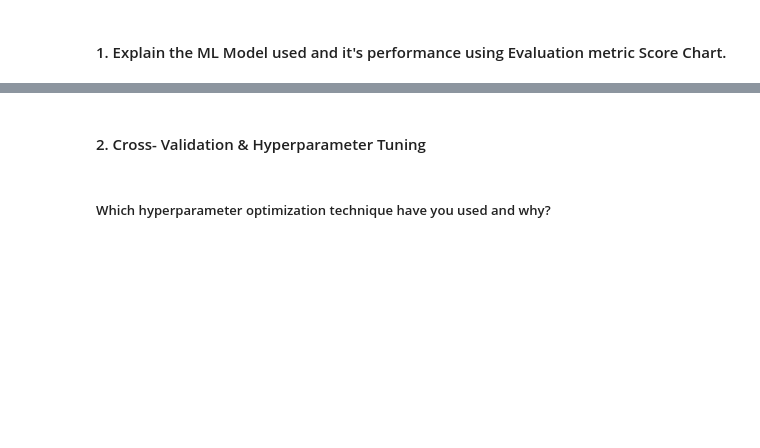
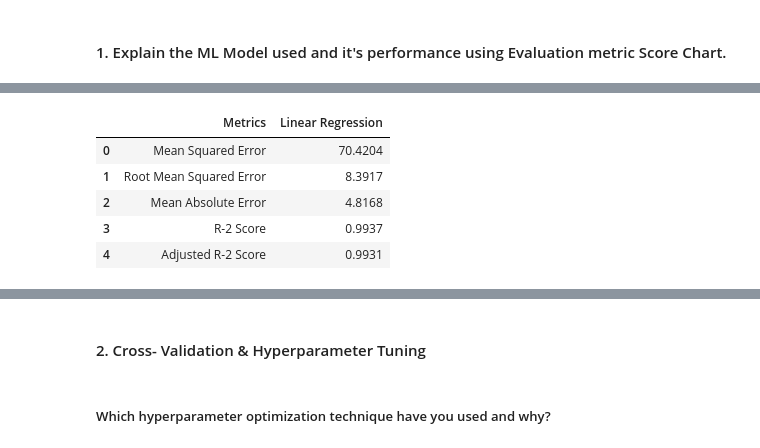
Before and after one commit to RobinBose774/Capstone_Project_Supervised_ML_Regression-Yes_Bank_Stock_Closing_Price_Prediction, a Jupyter notebook: Capstone_Project_Supervised_ML_Regression_Yes_Bank_Stock_Closing_Price_Predictionipynb.ipynb, the cells around one changed output, grey strips where cells are left out. Saved outputs shown, nothing was run; the diff lists cells and outputs as text; code cells hidden in the pictures; blank space fills up the shorter version.

```diff
--- a/Capstone_Project_Supervised_ML_Regression_Yes_Bank_Stock_Closing_Price_Predictionipynb.ipynb
+++ b/Capstone_Project_Supervised_ML_Regression_Yes_Bank_Stock_Closing_Price_Predictionipynb.ipynb
@@ -1107,0 +1299,37 @@ Answer Here.
+# %%
+# importing libraries
+from sklearn.metrics import r2_score, mean_squared_error, mean_absolute_error
+
+# Calculate the Mean Squared Error (MSE)
+mse_lin = round(mean_squared_error(10**y_test, 10**y_pred_lin), 4)
+
+# Calculate the Root Mean Squared Error (RMSE)
+rmse_lin = round(np.sqrt(mse_lin), 4)
+
+# Calculate the Mean Absolute Error (MAE)
+mae_lin = round(mean_absolute_error(10**y_test, 10**y_pred_lin), 4)
+
+# Calculate the R-squared Score (R2)
+r2_lin = round(r2_score(10**y_test, 10**y_pred_lin), 4)
+
+# Calculate the Adjusted R-squared Score (Adjusted R2)
+adj_r2_lin = round(1 - (1 - r2_lin) * ((X_test.shape[0] - 1) / (X_test.shape[0] - X_test.shape[1] - 1)), 4)
+# %%
+# Create a dataframe to store the evaluation metrics
+evametdf_lin = pd.DataFrame()
+
+# Set the 'Metrics' column in the dataframe
+evametdf_lin['Metrics'] = ['Mean Squared Error', 'Root Mean Squared Error', 'Mean Absolute Error', 'R-2 Score', 'Adjusted R-2 Score']
+
+# Set the 'Linear Regression' column in the dataframe with the corresponding metric values
+evametdf_lin['Linear Regression'] = [mse_lin, rmse_lin, mae_lin, r2_lin, adj_r2_lin]
+
+# Display the dataframe
+evametdf_lin
+# %% [output]
+|  | Metrics | Linear Regression |
+| 0 | Mean Squared Error | 70.4204 |
+| 1 | Root Mean Squared Error | 8.3917 |
+| 2 | Mean Absolute Error | 4.8168 |
+| 3 | R-2 Score | 0.9937 |
+| 4 | Adjusted R-2 Score | 0.9931 |
```
Also changed, not shown: parts of 44 cells of this notebook.
